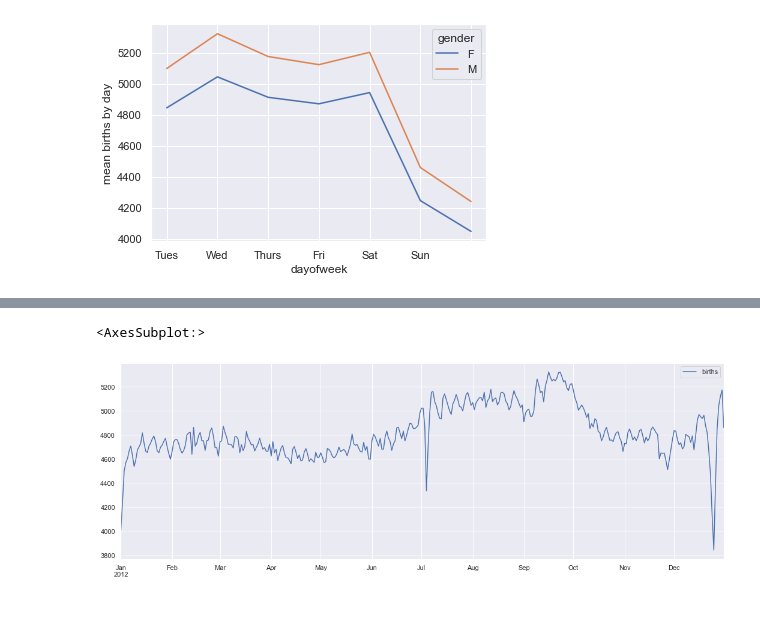
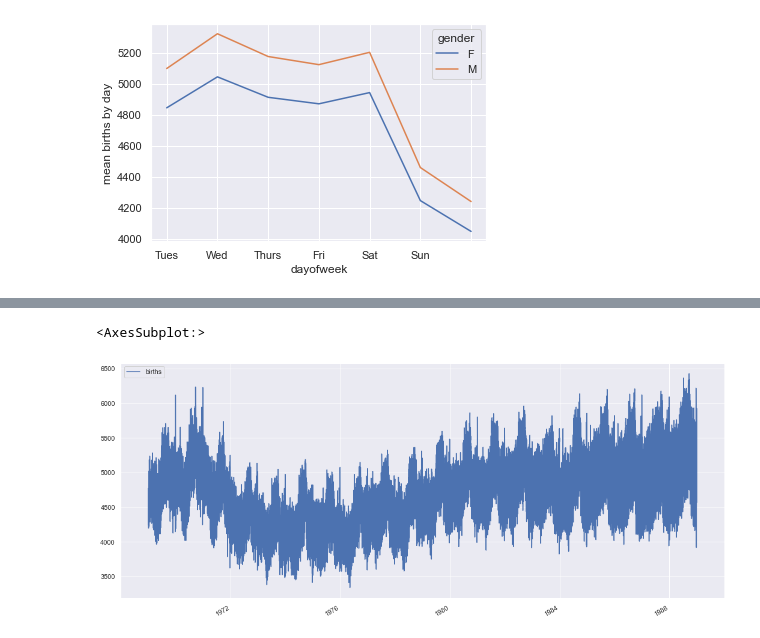
Before and after one commit to imabiodun/Birth_learn, a Jupyter notebook: birth_lernen.ipynb, the cells around one changed output, grey strips where cells are left out. Saved outputs shown, nothing was run; the diff lists cells and outputs as text; code cells hidden in the pictures; blank space fills up the shorter version.

```diff
--- a/birth_lernen.ipynb
+++ b/birth_lernen.ipynb
@@ -96,5 +96,0 @@ This shows that every decade the number of male births has always been more comp
-# %%
-plt.style.use('ggplot')
-birth.pivot_table('births', index='month_name',columns='gender', aggfunc=np.mean).plot()
-# plt.gca().xticklabels
-sns.set()
@@ -182,0 +191,4 @@ birth_by_name
+# %%
+new_birth_dropped= new_birth.drop(new_birth[(new_birth.index.month==2)&(new_birth.index.day==29)].index)
+# %%
+birth_all_year=new_birth_dropped.pivot_table('births',[new_birth_dropped.index.year,new_birth_dropped.index.month,new_birth_dropped.index.day])
@@ -183,8 +211,8 @@ birth_by_name
 # %%
-birth_by_name.index= [pd.datetime(2012,month,day) for(month,day) in birth_by_name.index]
+birth_all_year.index=[pd.datetime(year,month,day) for (year,month,day) in birth_all_year.index]
 # %%
-fig, ax = plt.subplots(figsize=(18, 6))
-birth_by_name.plot(ax=ax)
+fig1, axe1 = plt.subplots(figsize=(18, 8))
+birth_all_year.plot(ax=axe1)
 # %% [output]
 <AxesSubplot:>
-[figure, old version]
+[figure, new version]
```
Also changed, not shown: parts of 12 cells of this notebook.
